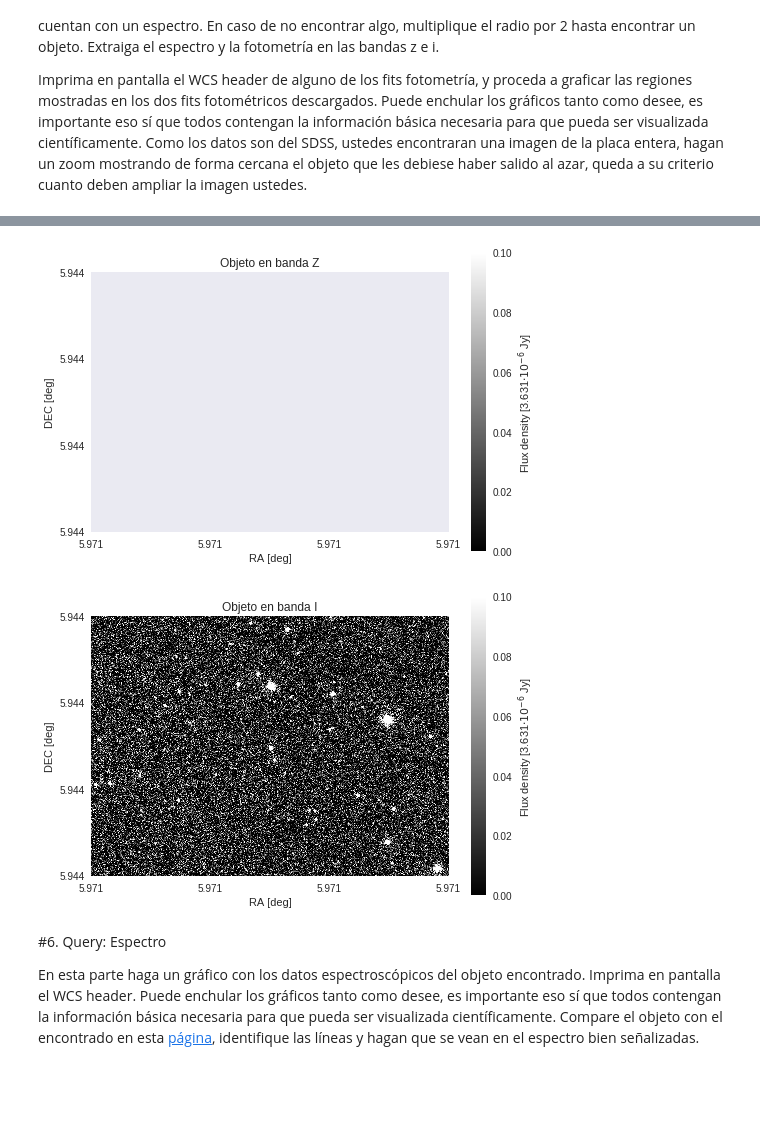
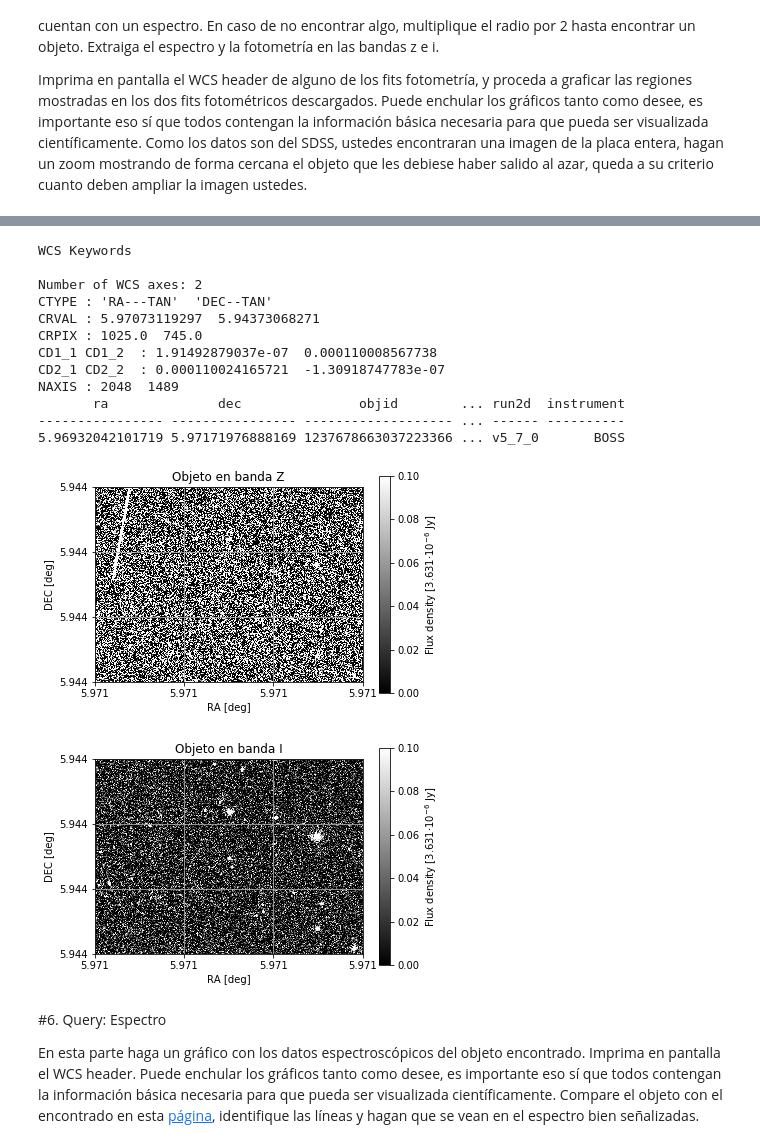
Before and after one commit to SimonSanfeliu/minitarea4, a Jupyter notebook: minitarea4.ipynb, the cells around one changed output, grey strips where cells are left out. Cells and saved outputs as stored; diff of their text form; code cells hidden in the pictures; blank space fills up the shorter version.

```diff
--- a/minitarea4.ipynb
+++ b/minitarea4.ipynb
@@ -291,7 +296,7 @@ dec = step2 + header['CRVAL2']
 dataz = imz[0][0].data
 datai = imi[0][0].data
 
-plt.imshow(dataz[-1:0, 0:-1],cmap='gray',origin='lower',vmin=0,vmax=0.1)
+plt.imshow(dataz,cmap='gray',origin='lower',vmin=0,vmax=0.1)
 plt.xticks((0,len(ra)/3,2*len(ra)/3,len(ra)),(round(ra[0],3),round(ra[len(ra)/3],3),round(ra[2*len(ra)/3],3),round(ra[-1],3)))
 plt.yticks((0,len(dec)/3,2*len(dec)/3,len(dec)),(round(dec[0],3),round(dec[len(dec)/3],3),round(dec[2*len(dec)/3],3),round(dec[-1],3)))
 plt.xlabel('RA [deg]')
@@ -333,5 +343,17 @@ NAXIS : 2048  1489
+WCS Keywords
+
+Number of WCS axes: 2
+CTYPE : 'RA---TAN'  'DEC--TAN'
+CRVAL : 5.97073119297  5.94373068271
+CRPIX : 1025.0  745.0
+CD1_1 CD1_2  : 1.91492879037e-07  0.000110008567738
+CD2_1 CD2_2  : 0.000110024165721  -1.30918747783e-07
+NAXIS : 2048  1489
+       ra              dec               objid        ... run2d  instrument
+---------------- ---------------- ------------------- ... ------ ----------
+5.96932042101719 5.97171976888169 1237678663037223366 ... v5_7_0       BOSS
-[figure, old version]
+[figure, new version]
-[figure, old version]
+[figure, new version]
 # %% [markdown]
 #6. Query: Espectro
 
```
Also changed, not shown: parts of 5 cells of this notebook.
